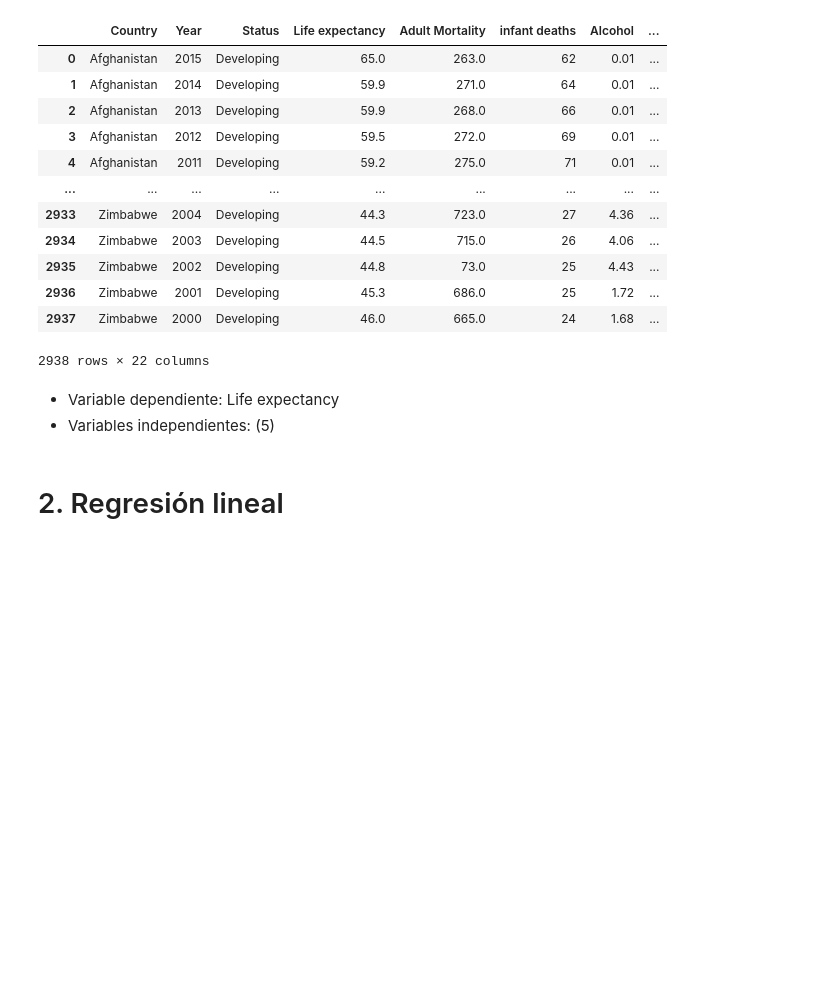
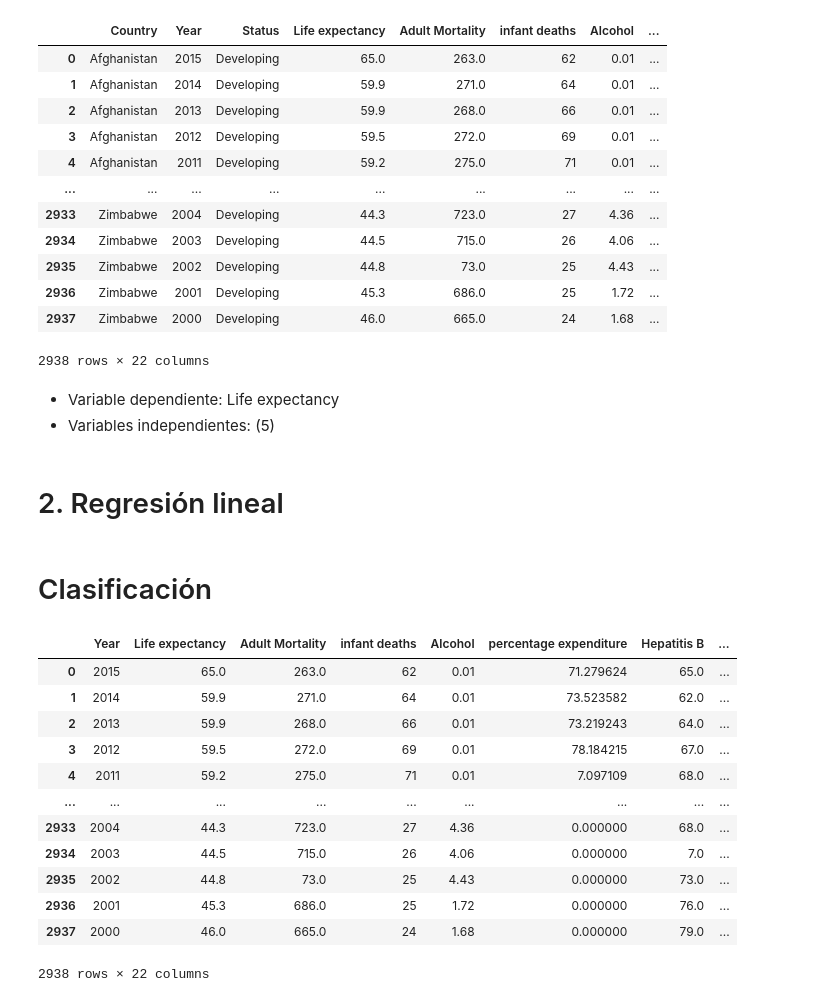
Before and after one commit to ElKroko/tarea-IA, a Jupyter notebook: Pagina 2.ipynb, the cells around one changed output. Drawn from its saved outputs; the diff is of its cells as text; code cells hidden in the pictures; blank space fills up the shorter version.

```diff
--- a/Pagina 2.ipynb
+++ b/Pagina 2.ipynb
@@ -28,3 +49,5 @@ df_lexp
 - Variables independientes: (5)
 # %% [markdown]
 # 2. Regresión lineal
+# %% [markdown]
+# Clasificación
@@ -30,0 +62,26 @@ df_lexp
+# %%
+df_lexp.head()
+
+le = preprocessing.LabelEncoder()
+country = df_lexp['Country']
+status = df_lexp['Status']
+enc_status = le.fit_transform(status).reshape(-1,1)
+enc_country = le.fit_transform(country).reshape(-1,1)
+df_lexp["Enc_status"] = enc_status
+df_lexp["Enc_country"] = enc_country
+df_lexp = df_lexp.drop(['Country','Status'], axis=1)
+df_lexp
+# %% [output]
+|  | Year | Life expectancy | Adult Mortality | infant deaths | Alcohol | percentage expenditure | Hepatitis B | ... |
+| 0 | 2015 | 65.0 | 263.0 | 62 | 0.01 | 71.279624 | 65.0 | ... |
+| 1 | 2014 | 59.9 | 271.0 | 64 | 0.01 | 73.523582 | 62.0 | ... |
+| 2 | 2013 | 59.9 | 268.0 | 66 | 0.01 | 73.219243 | 64.0 | ... |
+| 3 | 2012 | 59.5 | 272.0 | 69 | 0.01 | 78.184215 | 67.0 | ... |
+| 4 | 2011 | 59.2 | 275.0 | 71 | 0.01 | 7.097109 | 68.0 | ... |
+| ... | ... | ... | ... | ... | ... | ... | ... | ... |
+| 2933 | 2004 | 44.3 | 723.0 | 27 | 4.36 | 0.000000 | 68.0 | ... |
+| 2934 | 2003 | 44.5 | 715.0 | 26 | 4.06 | 0.000000 | 7.0 | ... |
+| 2935 | 2002 | 44.8 | 73.0 | 25 | 4.43 | 0.000000 | 73.0 | ... |
+| 2936 | 2001 | 45.3 | 686.0 | 25 | 1.72 | 0.000000 | 76.0 | ... |
+| 2937 | 2000 | 46.0 | 665.0 | 24 | 1.68 | 0.000000 | 79.0 | ... |
+2938 rows × 22 columns
```
Also changed, not shown: parts of 12 cells of this notebook.
